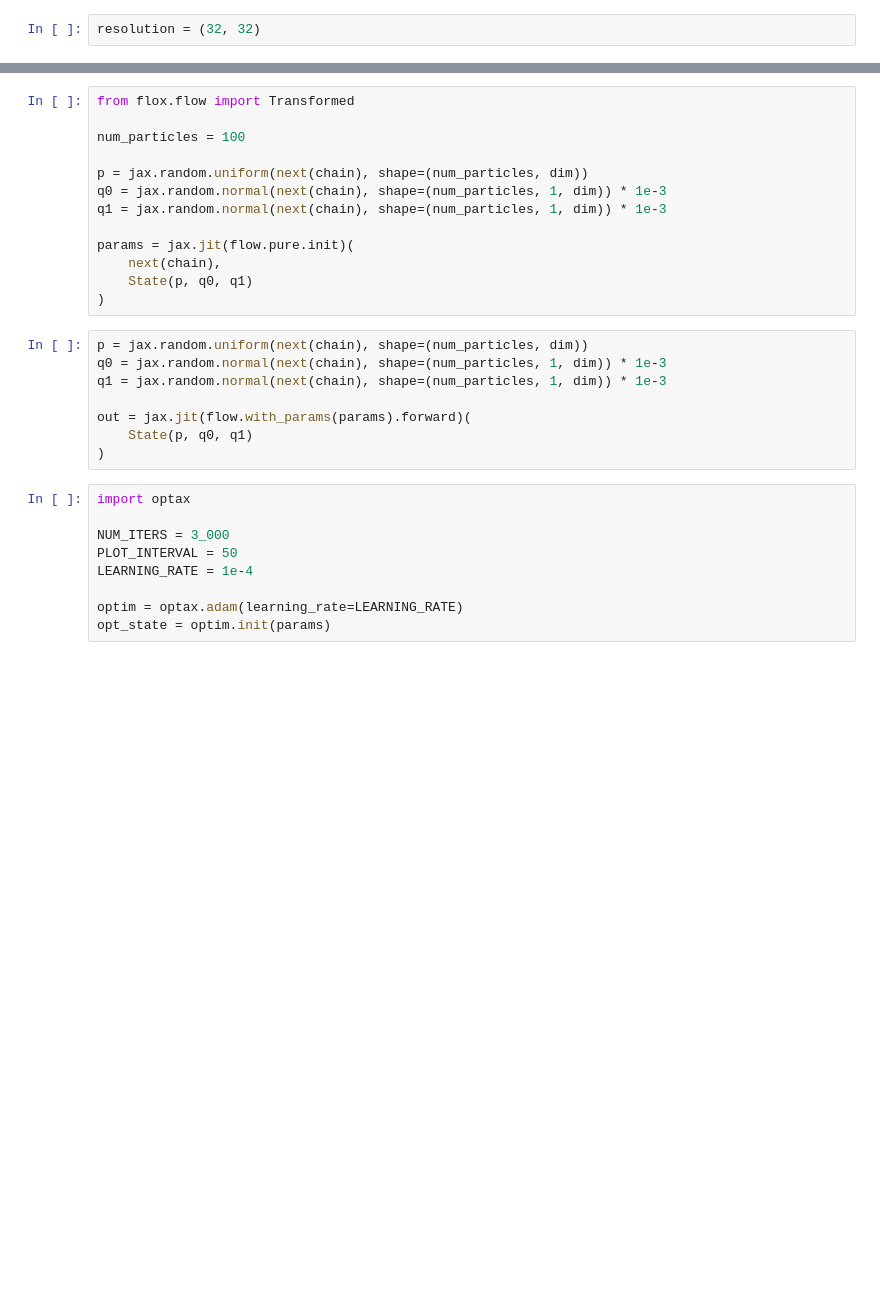
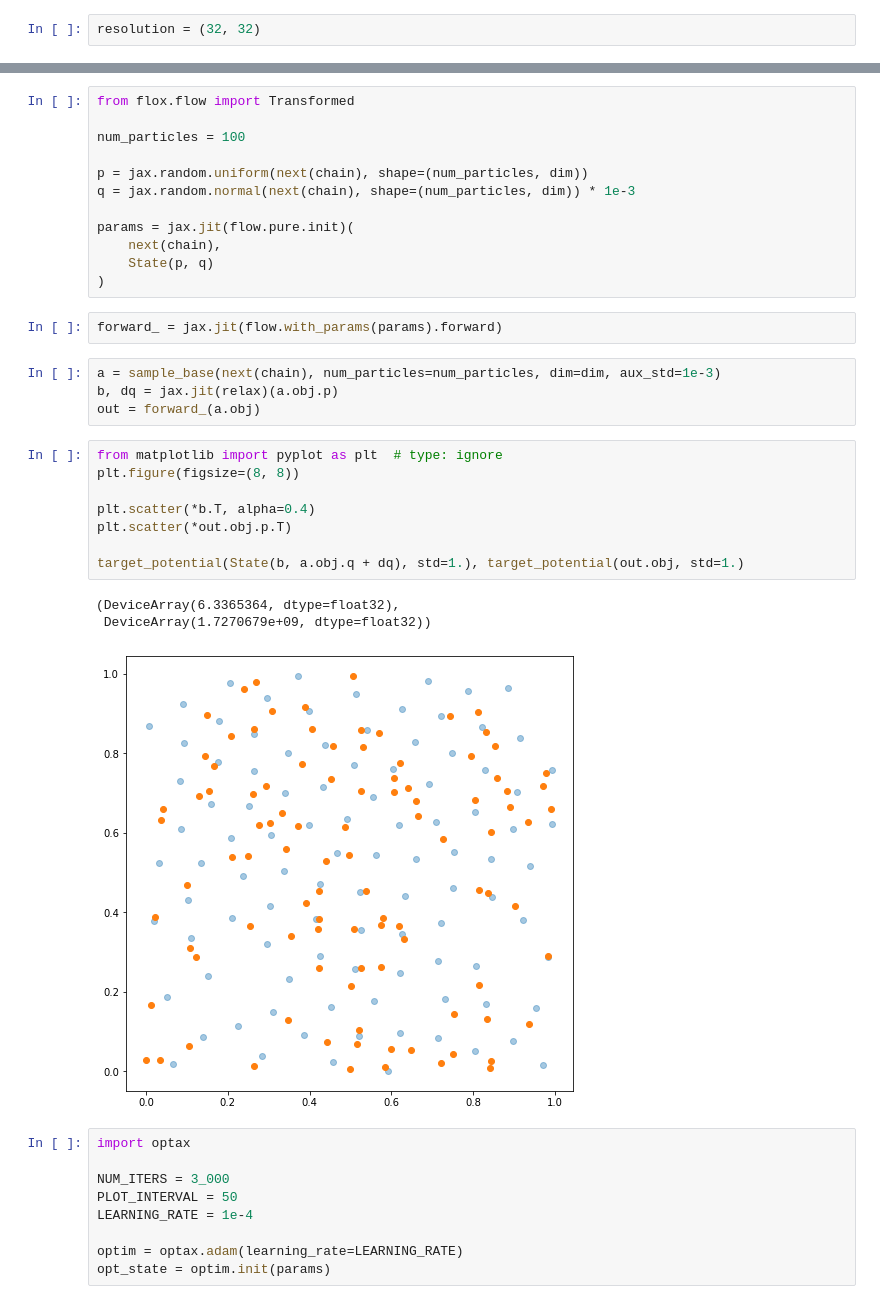
Before and after one commit to noegroup/flox, a Jupyter notebook: bulk.ipynb, the cells around one changed output, grey strips where cells are left out. Drawn from its saved outputs; the diff is of its cells as text; blank space fills up the shorter version.

```diff
--- a/bulk.ipynb
+++ b/bulk.ipynb
@@ -289,21 +281,30 @@ from flox.flow import Transformed
 num_particles = 100
 
 p = jax.random.uniform(next(chain), shape=(num_particles, dim))
-q0 = jax.random.normal(next(chain), shape=(num_particles, 1, dim)) * 1e-3
-q1 = jax.random.normal(next(chain), shape=(num_particles, 1, dim)) * 1e-3
+q = jax.random.normal(next(chain), shape=(num_particles, dim)) * 1e-3
 
 params = jax.jit(flow.pure.init)(
     next(chain),
-    State(p, q0, q1)
+    State(p, q)
 )
-# %%
-p = jax.random.uniform(next(chain), shape=(num_particles, dim))
-q0 = jax.random.normal(next(chain), shape=(num_particles, 1, dim)) * 1e-3
-q1 = jax.random.normal(next(chain), shape=(num_particles, 1, dim)) * 1e-3
-
-out = jax.jit(flow.with_params(params).forward)(
-    State(p, q0, q1)
-)
+# %%
+forward_ = jax.jit(flow.with_params(params).forward)
+# %%
+a = sample_base(next(chain), num_particles=num_particles, dim=dim, aux_std=1e-3)
+b, dq = jax.jit(relax)(a.obj.p)
+out = forward_(a.obj)
+# %%
+from matplotlib import pyplot as plt  # type: ignore
+plt.figure(figsize=(8, 8))
+
+plt.scatter(*b.T, alpha=0.4)
+plt.scatter(*out.obj.p.T)
+
+target_potential(State(b, a.obj.q + dq), std=1.), target_potential(out.obj, std=1.)
+# %% [output]
+(DeviceArray(6.3365364, dtype=float32),
+ DeviceArray(1.7270679e+09, dtype=float32))
+[figure, added]
 # %%
 import optax
 
```
Also changed, not shown: parts of 14 cells of this notebook, 1 other file.
